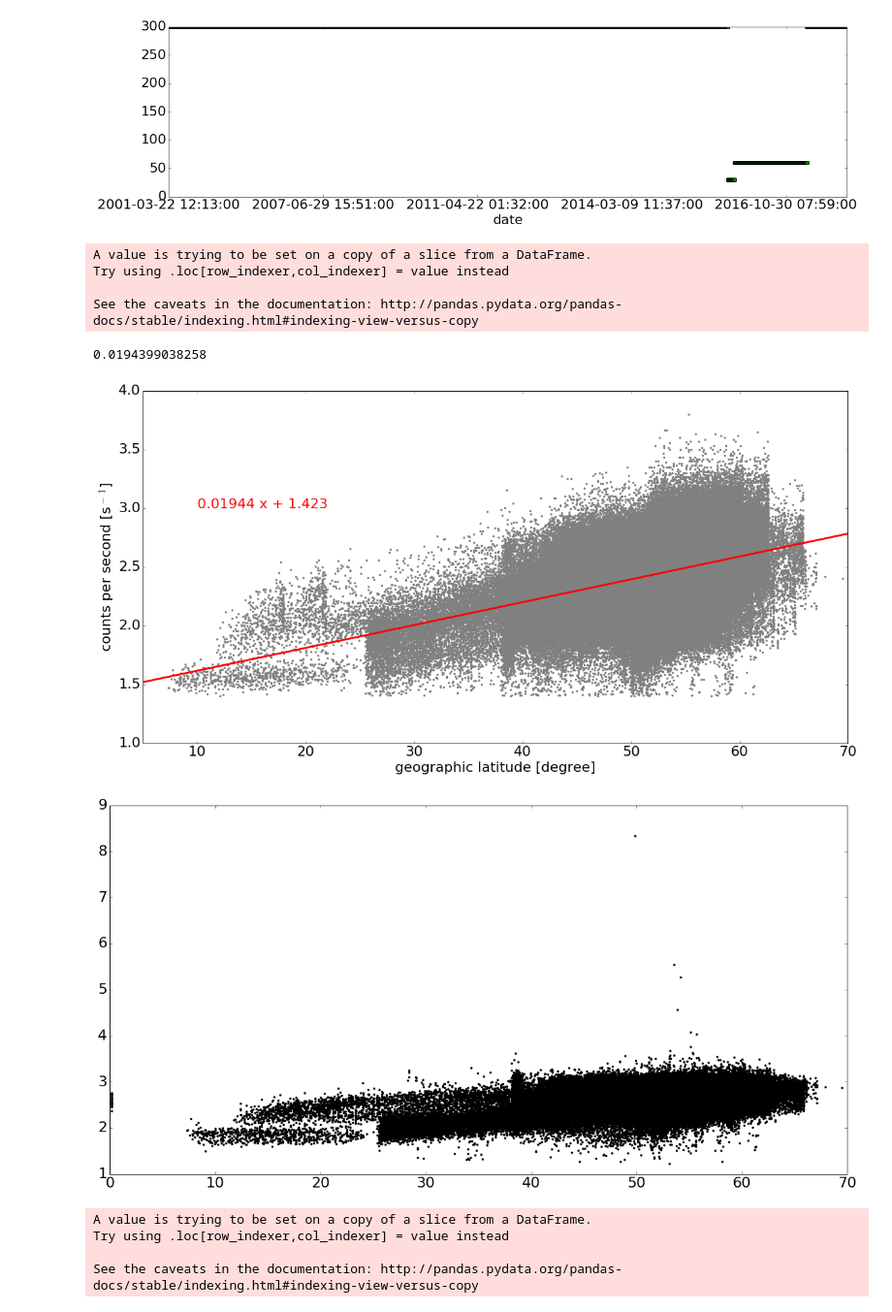
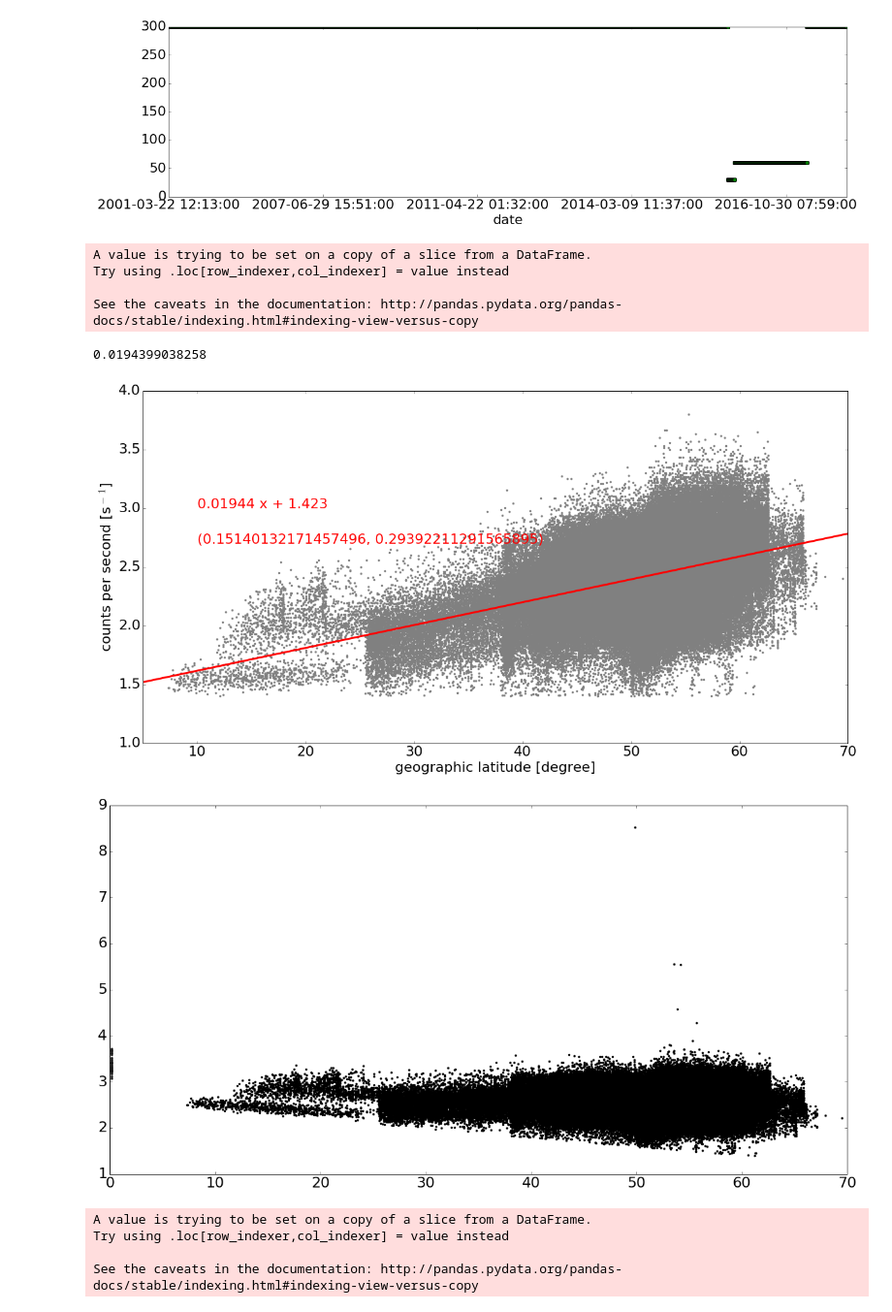
Before and after one commit to ODZ-UJF-AV-CR/liulin, a Jupyter notebook: FDoldstyle_alldata.ipynb, the cells around one changed output. Shown at 97% size. Saved outputs shown, nothing was run; the diff lists cells and outputs as text; code cells hidden in the pictures.

```diff
--- a/FDoldstyle_alldata.ipynb
+++ b/FDoldstyle_alldata.ipynb
@@ -62,37 +64,39 @@ plt.plot(dflat['lat'],dflat['count'], linestyle='', marker='.', color='gray')
 #df = df.reset_index(drop=True)
 #df['date'] = pd.to_datetime(df['date'])
 #df.index = pd.to_datetime(df.index)
 #df = df.set_index('date')
 #df = df.sort_index()
 
 
 pf_coef = np.polyfit(dflat['lat'],dflat['count'],1)     # linear aproximation
 p = np.poly1d(pf_coef)
 plt.plot(sy.linspace(5,70), p(sy.linspace(5,70)), 'r-', c='red', lw=3)
+r = pearsonr(p(range(10,60)),dflat['count'][range(10,60)])
 plt.text(10,3,str(np.poly1d(pf_coef)),color='red')
+plt.text(10,2.7,str(r),color='red')
 
 #plt.text(10,3.5, r'$(' + str(round(pf_coef[0],4)) + 'x^3) + (' + str(round(pf_coef[1],2)) + ' x^2) + (' + str(round(pf_coef[2],2)) + ' x) + (' + str(round(pf_coef[3],2)) + ')$', color='red')
 
 plt.ylim(1,4)
 plt.xlim(5,70)
 plt.xlabel('geographic latitude [degree]')
 plt.ylabel(r'counts per second [s$^-$$^1$]')
 
 plt.figure(figsize=(20, 10))
 #dfselected = dflat['2001':'2002']
-dfselected = dfalt.loc[dfalt['alt'] > 31000]
-dfselected['count'] = dfselected['count'] + p(60) - pp(dfselected['alt'])
+dfselected = dflat.loc[dflat['alt'] > 31000]
+dfselected['count'] = dfselected['count'] + p(60) - p(dfselected['lat'])
 plt.plot(dfselected['lat'],dfselected['count'], linestyle='', marker='.', color='black')
 
 print p(61)-p(60)
 # %% [output]
 A value is trying to be set on a copy of a slice from a DataFrame.
 Try using .loc[row_indexer,col_indexer] = value instead
 
 See the caveats in the documentation: http://pandas.pydata.org/pandas-docs/stable/indexing.html#indexing-view-versus-copy
 0.0194399038258
-[figure, old version]
+[figure, new version]
-[figure, old version]
+[figure, new version]
 # %%
 # find altitude relation
 
```
Also changed, not shown: parts of 1 cell of this notebook, 1 other file.
